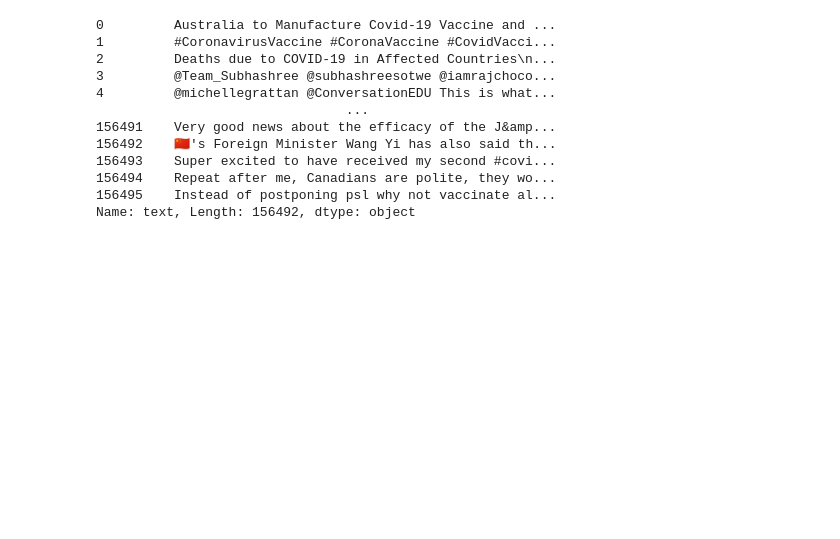
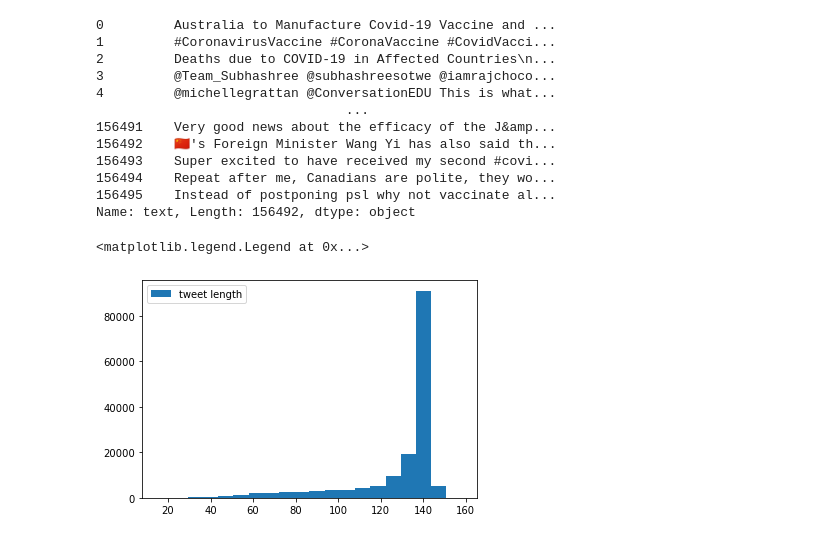
Before and after one commit to rshmnkgit/Covid-Vaccine-Tweets, a Jupyter notebook: covid-vaccine-tweets.ipynb, the cells around one changed output. Drawn from its saved outputs; the diff is of its cells as text; code cells hidden in the pictures; blank space fills up the shorter version.

```diff
--- a/covid-vaccine-tweets.ipynb
+++ b/covid-vaccine-tweets.ipynb
@@ -218,3 +229,11 @@ tweet_data['text']
 156494    Repeat after me, Canadians are polite, they wo...
 156495    Instead of postponing psl why not vaccinate al...
 Name: text, Length: 156492, dtype: object
+# %%
+# Draw a histogram to plot the tweet lengths
+plt.hist(tweet_data['text'].str.len(), bins=20, label = "tweet length")
+plt.figsize = (18,12)
+plt.legend()
+# %% [output]
+<matplotlib.legend.Legend at 0x...>
+[figure, added]
```
Also changed, not shown: parts of 22 cells of this notebook.
